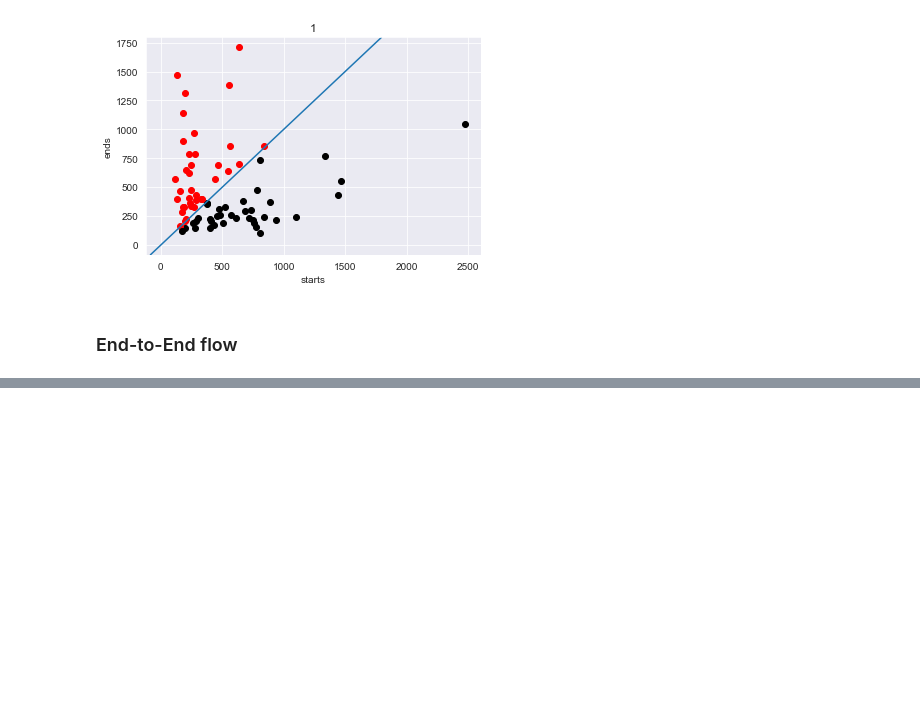
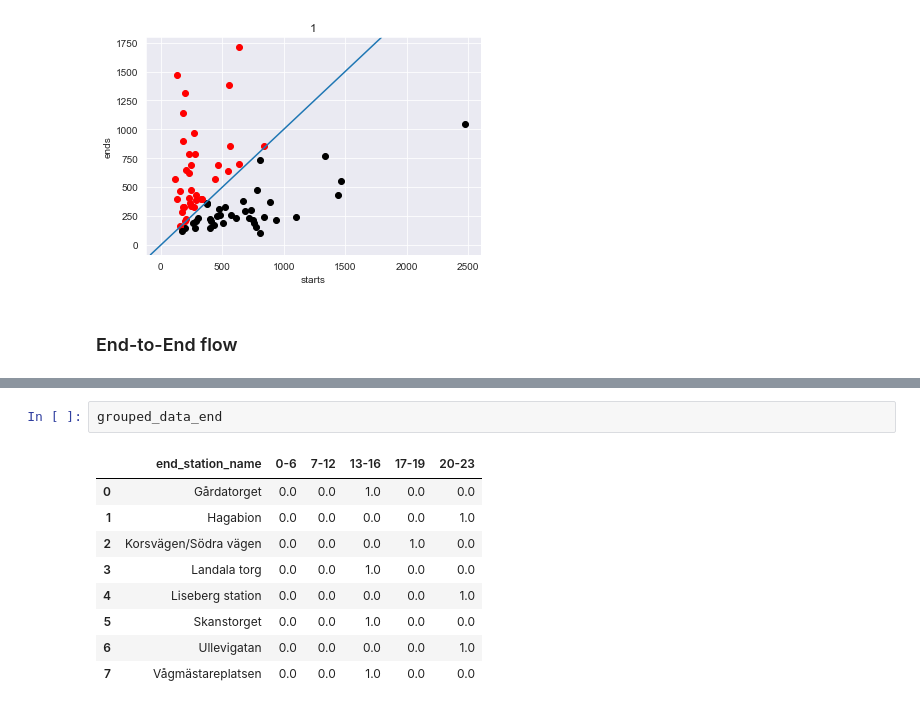
Before and after one commit to flowton/bike-rental, a Jupyter notebook: bike-rental-gbg.ipynb, the cells around one changed output, grey strips where cells are left out. Drawn from its saved outputs; the diff is of its cells as text; blank space fills up the shorter version.

```diff
--- a/bike-rental-gbg.ipynb
+++ b/bike-rental-gbg.ipynb
@@ -651,0 +742,12 @@ grouped_data
+# %%
+grouped_data_end
+# %% [output]
+|  | end_station_name | 0-6 | 7-12 | 13-16 | 17-19 | 20-23 |
+| 0 | Gårdatorget | 0.0 | 0.0 | 1.0 | 0.0 | 0.0 |
+| 1 | Hagabion | 0.0 | 0.0 | 0.0 | 0.0 | 1.0 |
+| 2 | Korsvägen/Södra vägen | 0.0 | 0.0 | 0.0 | 1.0 | 0.0 |
+| 3 | Landala torg | 0.0 | 0.0 | 1.0 | 0.0 | 0.0 |
+| 4 | Liseberg station | 0.0 | 0.0 | 0.0 | 0.0 | 1.0 |
+| 5 | Skanstorget | 0.0 | 0.0 | 1.0 | 0.0 | 0.0 |
+| 6 | Ullevigatan | 0.0 | 0.0 | 0.0 | 0.0 | 1.0 |
+| 7 | Vågmästareplatsen | 0.0 | 0.0 | 1.0 | 0.0 | 0.0 |
```
Also changed, not shown: parts of 10 cells of this notebook, 1 other file.
